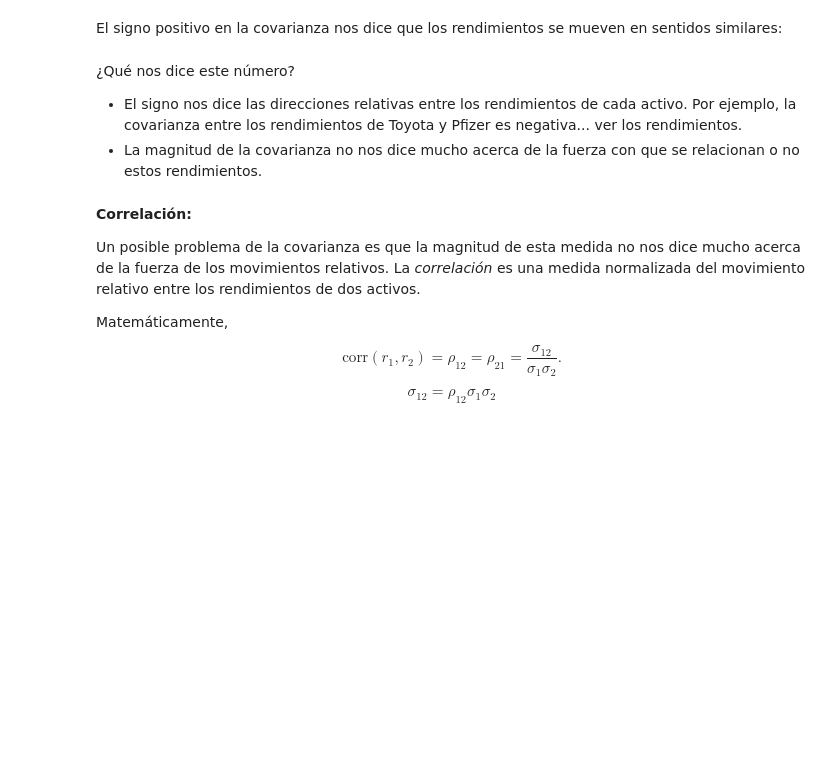
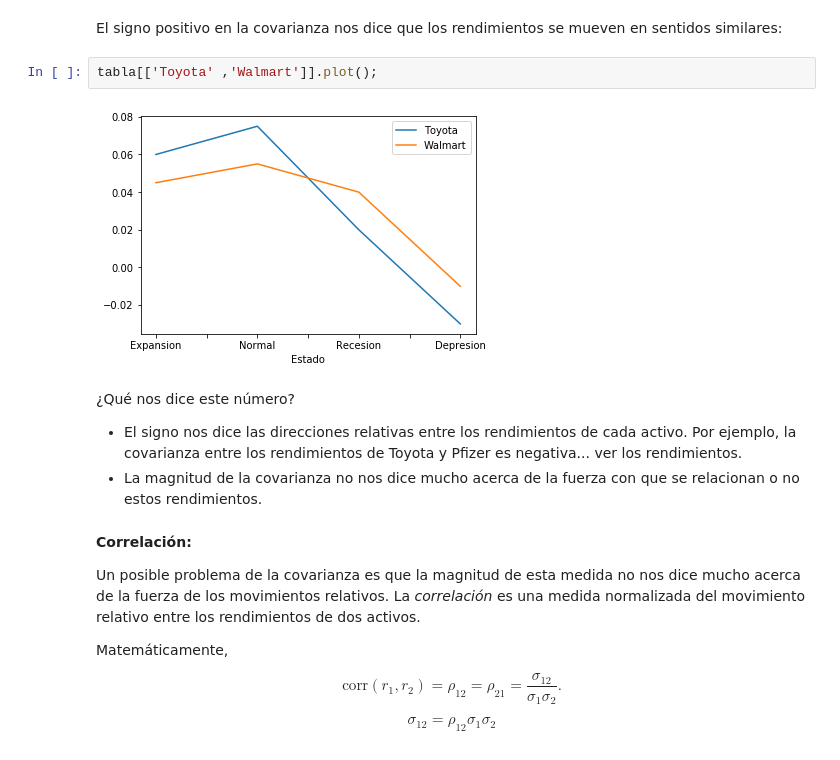
Before and after one commit to esjimenezro/porinvo2022, a Jupyter notebook: Modulo2/Clase7_RendimientoRiesgoPortafoliosII.ipynb, the cells around one changed output. Drawn from its saved outputs; the diff is of its cells as text; blank space fills up the shorter version.

```diff
--- a/Modulo2/Clase7_RendimientoRiesgoPortafoliosII.ipynb
+++ b/Modulo2/Clase7_RendimientoRiesgoPortafoliosII.ipynb
@@ -118,5 +193,9 @@ El signo negativo en la covarianza nos dice que los rendimientos se mueven de ma
 # %% [markdown]
 El signo positivo en la covarianza nos dice que los rendimientos se mueven en sentidos similares:
+# %%
+tabla[['Toyota' ,'Walmart']].plot();
+# %% [output]
+[figure, added]
 # %% [markdown]
 ¿Qué nos dice este número?
 - El signo nos dice las direcciones relativas entre los rendimientos de cada activo. Por ejemplo, la covarianza entre los rendimientos de Toyota y Pfizer es negativa... ver los rendimientos.
```
Also changed, not shown: parts of 25 cells of this notebook.
